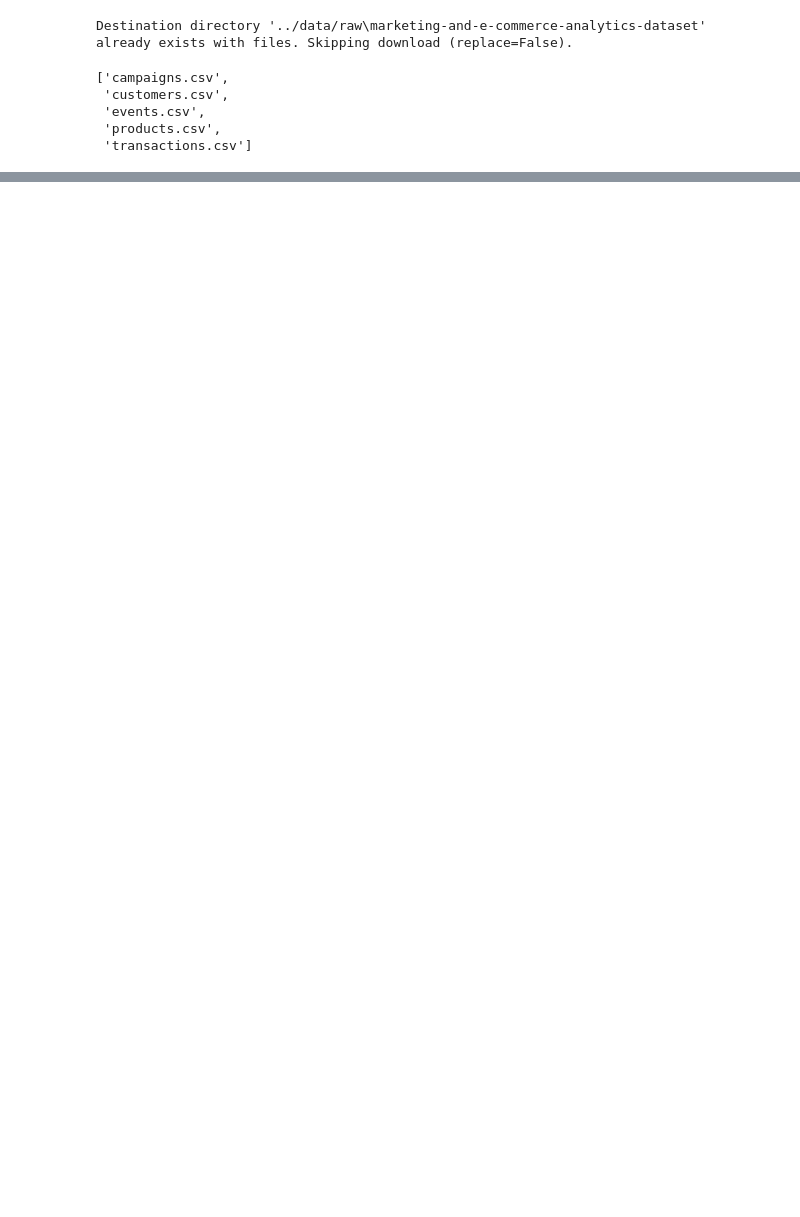
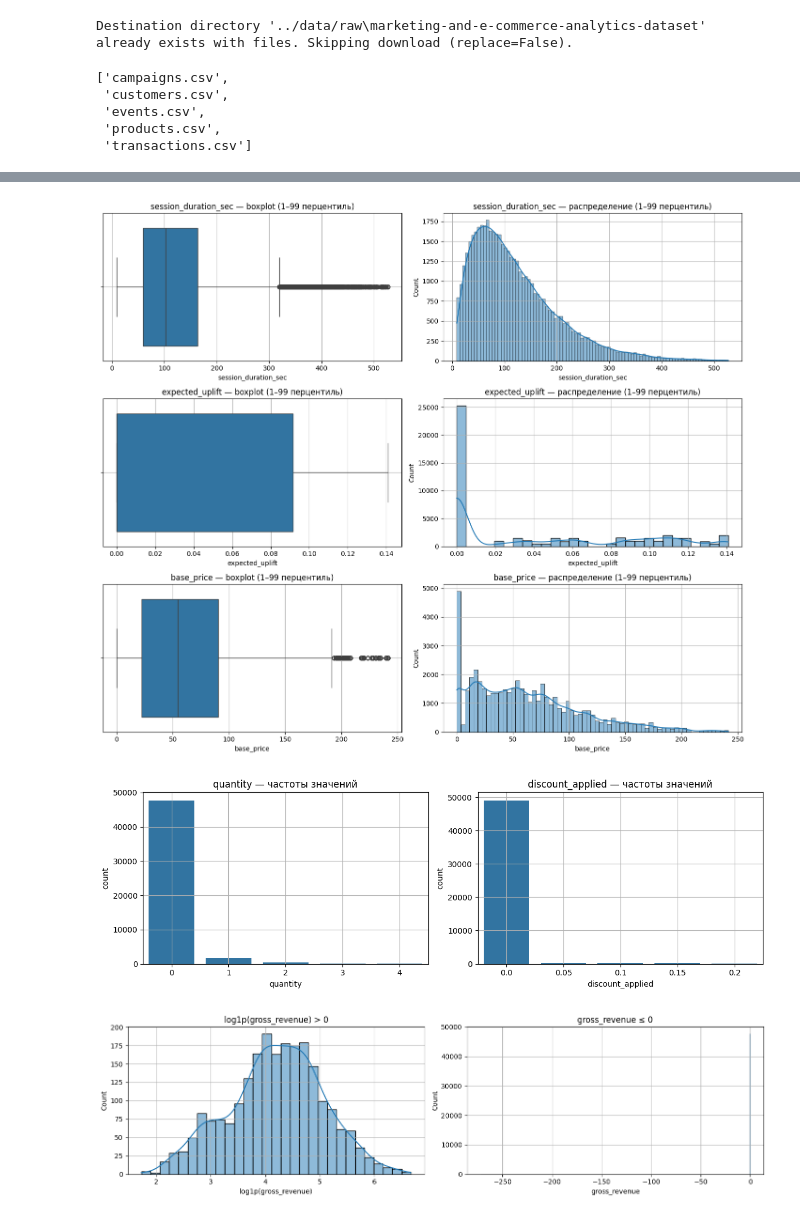
Before and after one commit to soldatkosv39-cpu/Svitlana-Soldatko, a Jupyter notebook: notebooks/01_E-Commerce Analytics.ipynb, the cells around one changed output, grey strips where cells are left out. Drawn from its saved outputs; the diff is of its cells as text; code cells hidden in the pictures; blank space fills up the shorter version.

```diff
--- a/notebooks/01_E-Commerce Analytics.ipynb
+++ b/notebooks/01_E-Commerce Analytics.ipynb
@@ -123,0 +553,79 @@ display(transactions.head())
+# %%
+
+import numpy as np
+import matplotlib.pyplot as plt
+import seaborn as sns
+
+# берём сэмпл, чтобы не тормозить
+sample = df_ss.sample(50000, random_state=42)
+
+# 1. НЕПРЕРЫВНЫЕ ПРИЗНАКИ: boxplot + hist
+continuous_cols = ["session_duration_sec", "expected_uplift", "base_price"]
+
+fig, axes = plt.subplots(len(continuous_cols), 2, figsize=(14, 4 * len(continuous_cols)))
+axes = axes.reshape(len(continuous_cols), 2)
+
+for i, col in enumerate(continuous_cols):
+    s = sample[col]
+
+    # обрежем экстремальные выбросы по 1–99 перцентилю, чтобы всё было видно
+    q1, q99 = s.quantile([0.01, 0.99])
+    s_clip = s[(s >= q1) & (s <= q99)]
+
+    # boxplot
+    sns.boxplot(x=s_clip, ax=axes[i, 0])
+    axes[i, 0].set_title(f"{col} — boxplot (1–99 перцентиль)")
+    axes[i, 0].grid(True)
+
+    # гистограмма
+    sns.histplot(s_clip, kde=True, ax=axes[i, 1])
+    axes[i, 1].set_title(f"{col} — распределение (1–99 перцентиль)")
+    axes[i, 1].grid(True)
+
+plt.tight_layout()
+plt.show()
+
+
+# 2. ДИСКРЕТНЫЕ ПРИЗНАКИ: barplot частот
+discrete_cols = ["quantity", "discount_applied"]
+
+fig, axes = plt.subplots(1, len(discrete_cols), figsize=(12, 4))
+
+for i, col in enumerate(discrete_cols):
+    vc = sample[col].value_counts().sort_index()
+    sns.barplot(x=vc.index.astype(str), y=vc.values, ax=axes[i])
+    axes[i].set_title(f"{col} — частоты значений")
+    axes[i].set_xlabel(col)
+    axes[i].set_ylabel("count")
+    axes[i].grid(True)
+
+plt.tight_layout()
+plt.show()
+
+
+# 3. GROSS_REVENUE: отдельно отрицательные и положительные
+s = sample["gross_revenue"]
+
+fig, axes = plt.subplots(1, 2, figsize=(14, 4))
+
+# положительные (с логарифмом)
+pos = s[s > 0]
+if len(pos) > 0:
+    sns.histplot(np.log1p(pos), kde=True, ax=axes[0])
+    axes[0].set_title("log1p(gross_revenue) > 0")
+    axes[0].set_xlabel("log1p(gross_revenue)")
+    axes[0].grid(True)
+
+# отрицательные и нули
+non_pos = s[s <= 0]
+sns.histplot(non_pos, kde=False, ax=axes[1])
+axes[1].set_title("gross_revenue ≤ 0")
+axes[1].set_xlabel("gross_revenue")
+axes[1].grid(True)
+
+plt.tight_layout()
+plt.show()
+# %% [output]
+[figure, added]
+[figure, added]
+[figure, added]
```
Also changed, not shown: parts of 17 cells of this notebook.
